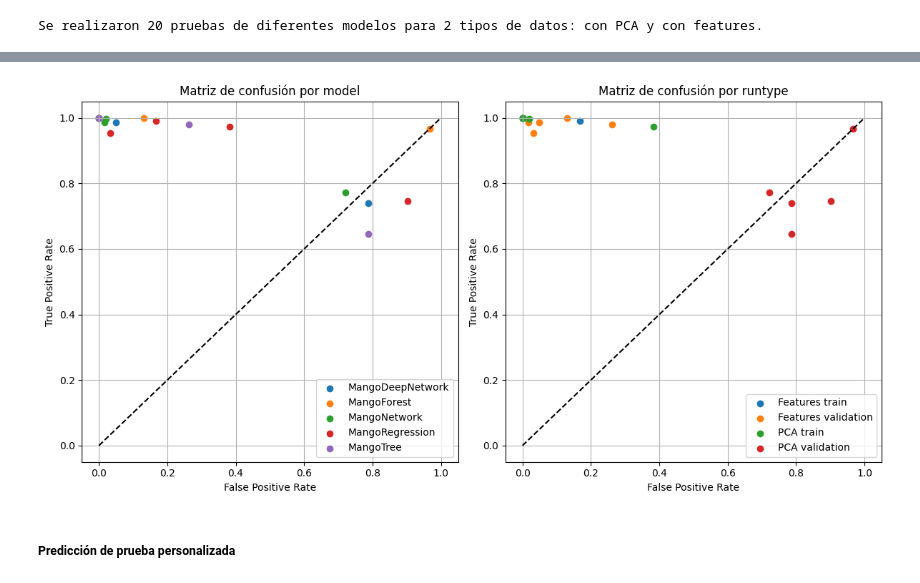
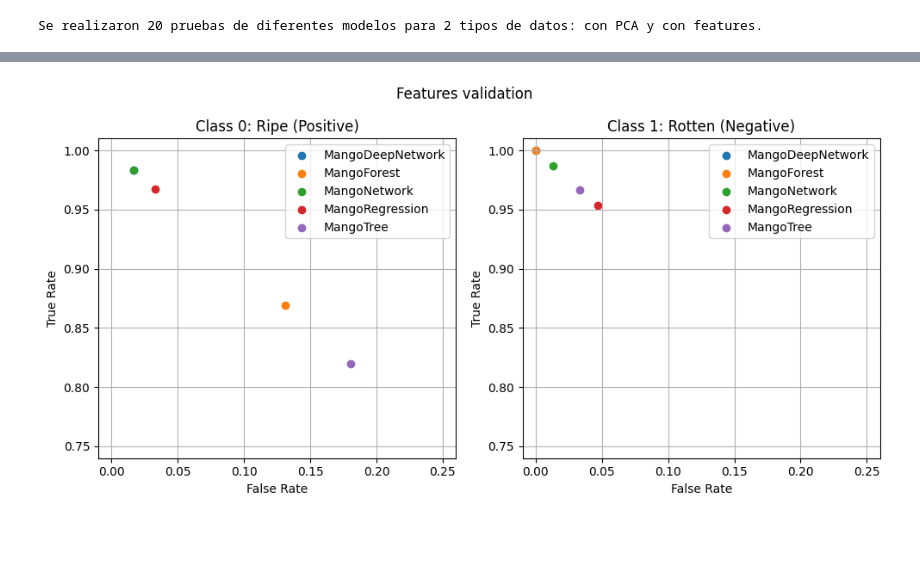
Before and after one commit to dejesusbg/mangifera, a Jupyter notebook: notebooks/mangifera.ipynb, the cells around one changed output, grey strips where cells are left out. Drawn from its saved outputs; the diff is of its cells as text; code cells hidden in the pictures; blank space fills up the shorter version.

```diff
--- a/notebooks/mangifera.ipynb
+++ b/notebooks/mangifera.ipynb
@@ -510,6 +552,4 @@ graphic.show_results_heatmap(result_df, label="f1-1")
 # %%
-graphic.show_scattered_cm(result_df, group_by=["model", "runtype"])
+graphic.show_scattered_cm(result_df, "Features validation")
 # %% [output]
-[figure, old version]
+[figure, new version]
-# %% [markdown]
-##### Predicción de prueba personalizada
```
Also changed, not shown: parts of 43 cells of this notebook, 2 other files.
